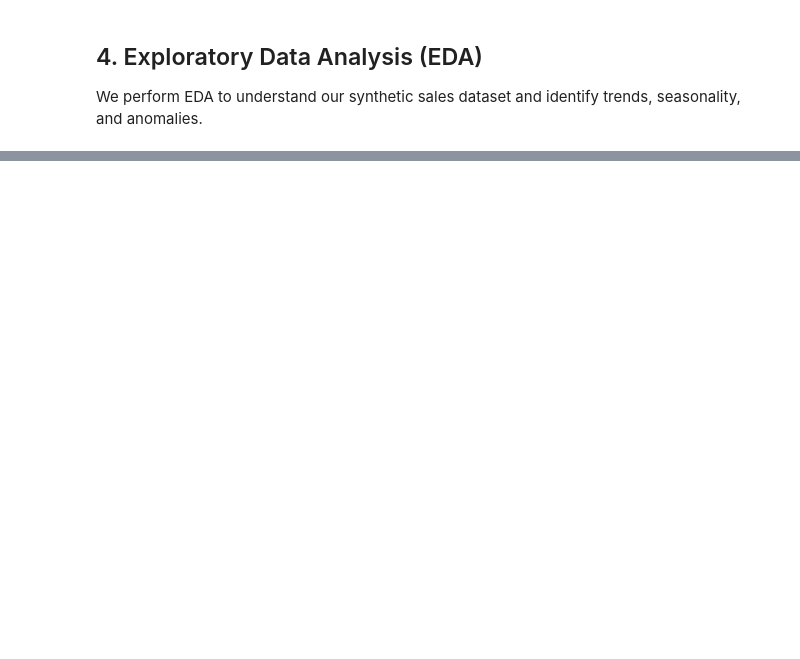
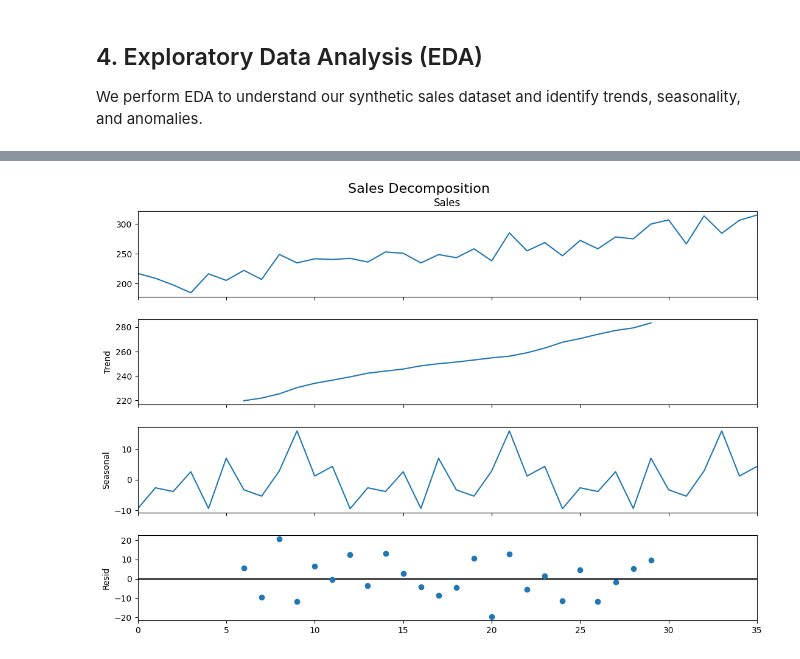
Before and after one commit to victoriousvictor42/Sales-Forecasting, a Jupyter notebook: Sales_Forecasting_Using_Time_Series_Analysis.ipynb, the cells around one changed output, grey strips where cells are left out. Cells and saved outputs as stored; diff of their text form; code cells hidden in the pictures; blank space fills up the shorter version.

```diff
--- a/Sales_Forecasting_Using_Time_Series_Analysis.ipynb
+++ b/Sales_Forecasting_Using_Time_Series_Analysis.ipynb
@@ -163,0 +189,15 @@ r
+# %%
+# Decompose the sales time series into trend, seasonality, and residuals
+decomposition = seasonal_decompose(df['Sales'], model='additive', period=12)
+
+# Plot the decomposition components
+fig = decomposition.plot()
+fig.set_size_inches(12,8)
+
+# Add a main title for the decomposition plot
+plt.suptitle("Sales Decomposition", fontsize=16)
+
+# Display the plot
+plt.show()
+# %% [output]
+[figure, added]
```
Also changed, not shown: parts of 10 cells of this notebook.
